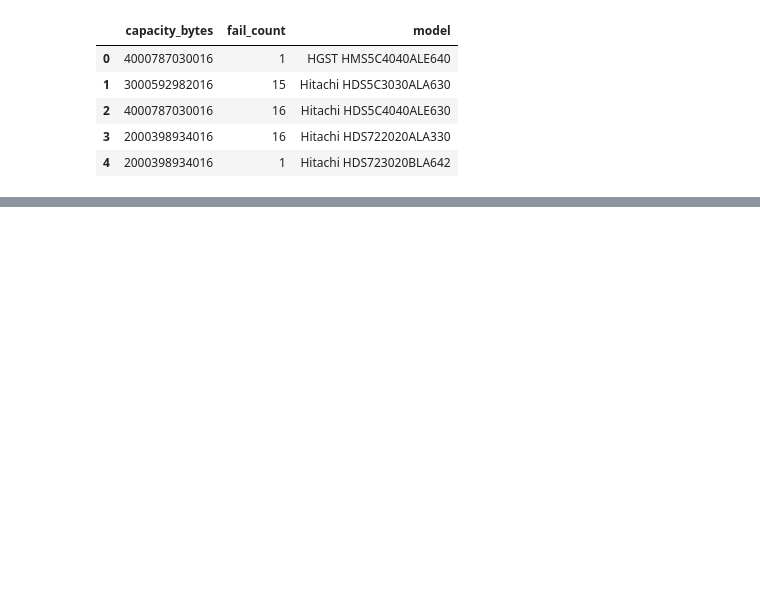
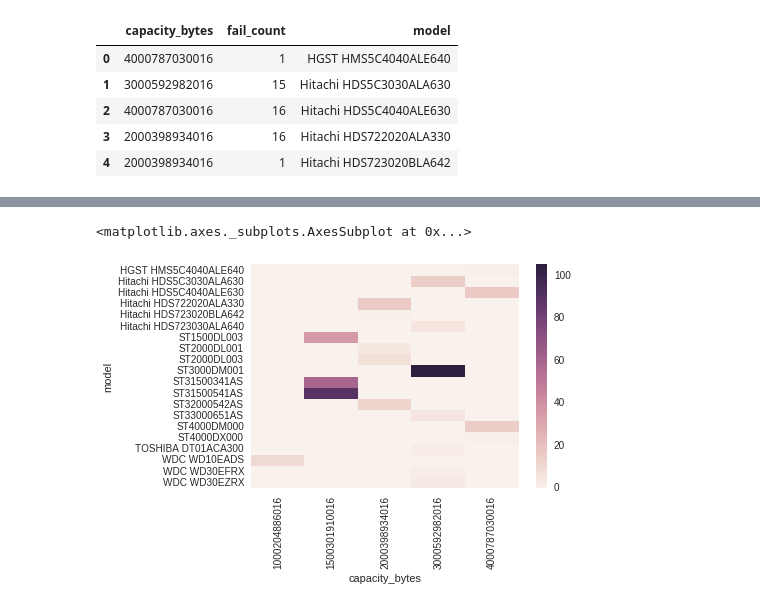
Before and after one commit to ababook/intro-python-data-science, a Jupyter notebook: hard-disk/2. Acquire.ipynb, the cells around one changed output, grey strips where cells are left out. Cells and saved outputs as stored; diff of their text form; code cells hidden in the pictures; blank space fills up the shorter version.

```diff
--- a/hard-disk/2. Acquire.ipynb
+++ b/hard-disk/2. Acquire.ipynb
@@ -235,0 +305,8 @@ dtype: object
+# %%
+flights_new = flights.pivot("month", "year", "passengers")
+failure_data_for_all_model_capacity_df_pivot = failure_data_for_all_model_capacity_df.pivot("model","capacity_bytes","fail_count")
+# %%
+flights_new.head()
+failure_data_for_all_model_capacity_df_pivot.head()
+failure_data_for_all_model_capacity_df_pivot.fillna(0,inplace=True)
+failure_data_for_all_model_capacity_df_pivot.head()
@@ -235,0 +321,5 @@ dtype: object
+# %%
+sns.heatmap(failure_data_for_all_model_capacity_df_pivot)
+# %% [output]
+<matplotlib.axes._subplots.AxesSubplot at 0x...>
+[figure, added]
```
Also changed, not shown: parts of 31 cells of this notebook.
